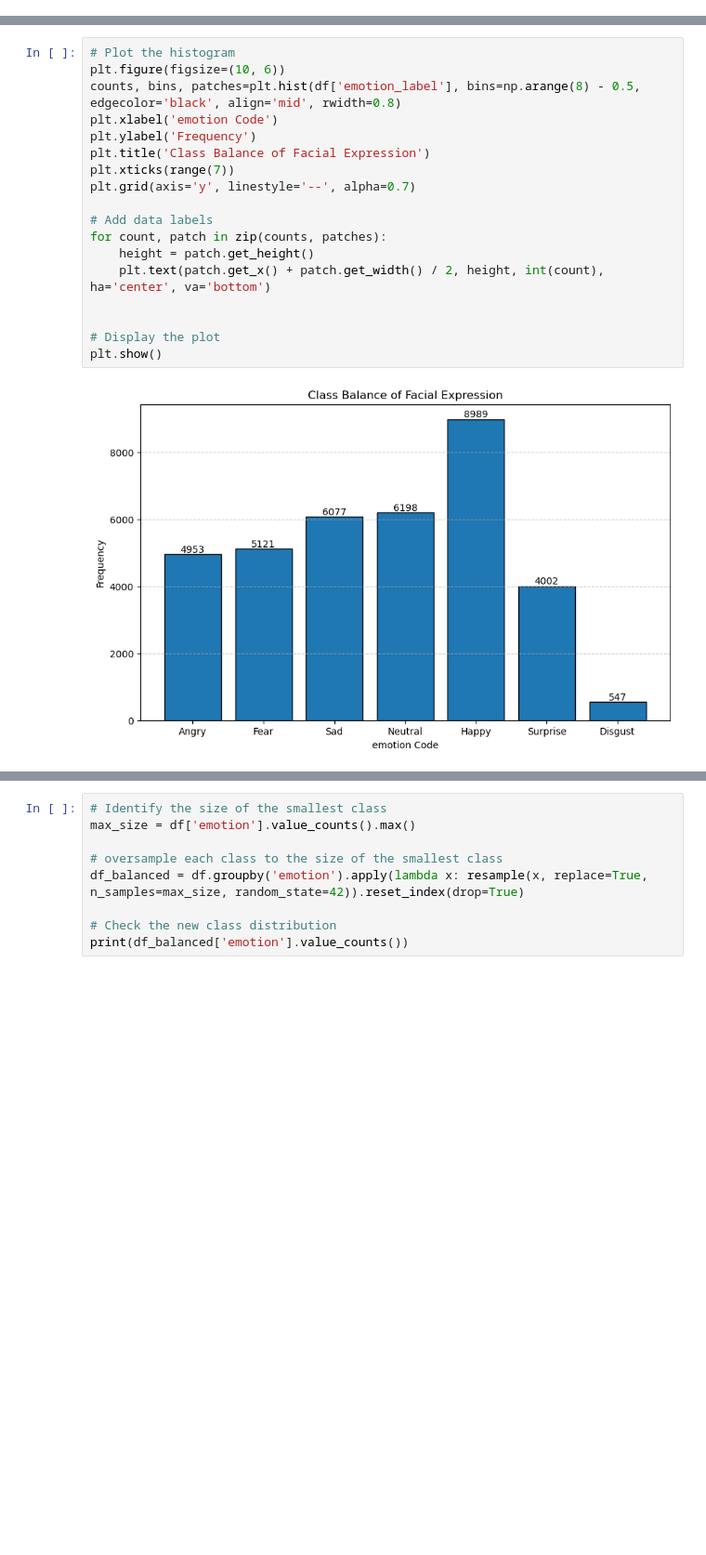
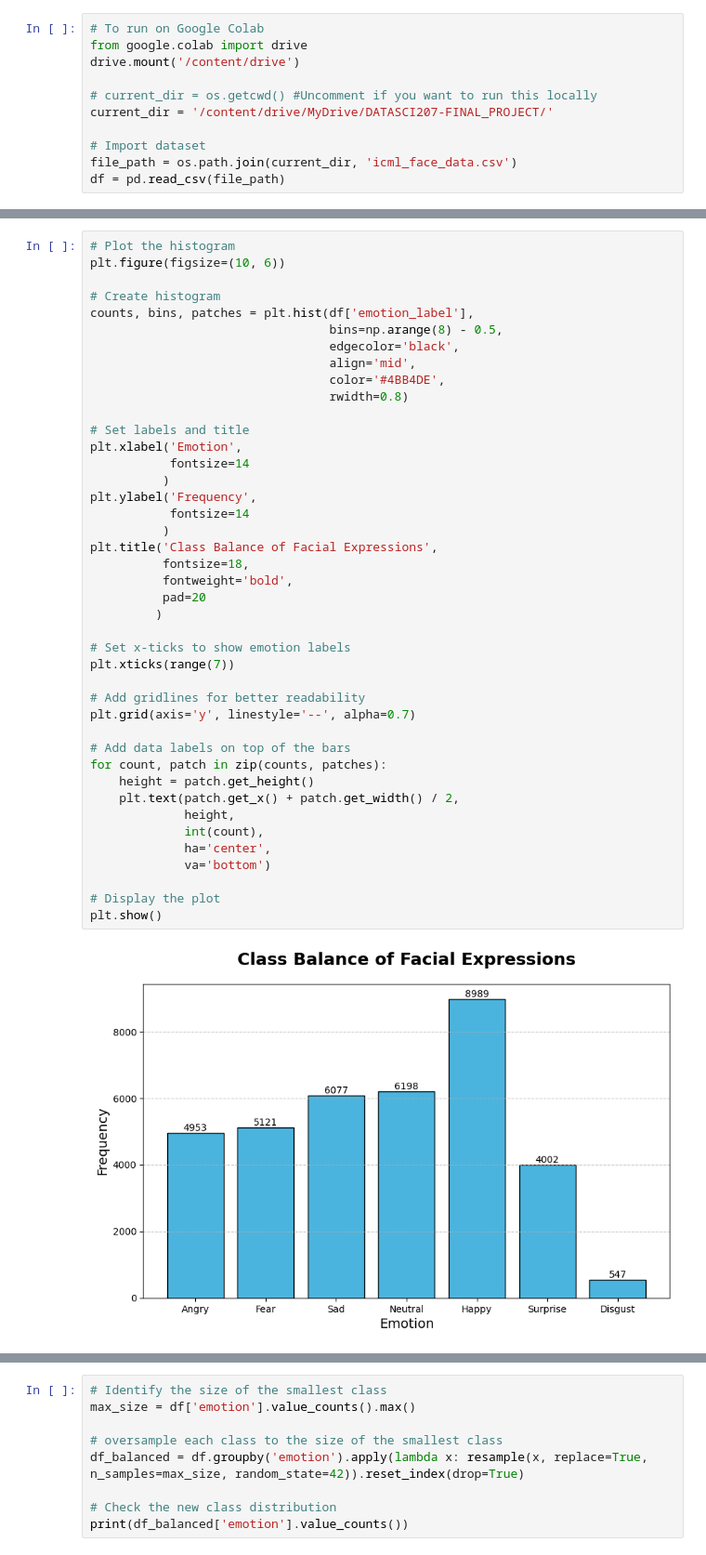
Before and after one commit to DrZubi/Expressions-Decoded, a Jupyter notebook: main.ipynb, the cells around one changed output, grey strips where cells are left out. Shown at 93% size. Drawn from its saved outputs; the diff is of its cells as text; blank space fills up the shorter version.

```diff
--- a/main.ipynb
+++ b/main.ipynb
@@ -73,0 +81,11 @@ df = pd.read_csv(file_path)
+# %%
+# To run on Google Colab
+from google.colab import drive
+drive.mount('/content/drive')
+
+# current_dir = os.getcwd() #Uncomment if you want to run this locally
+current_dir = '/content/drive/MyDrive/DATASCI207-FINAL_PROJECT/'
+
+# Import dataset
+file_path = os.path.join(current_dir, 'icml_face_data.csv')
+df = pd.read_csv(file_path)
@@ -125,21 +178,45 @@ df['emotion_label'] = df['emotion'].map(emotion_mapping)
 # %%
 # Plot the histogram
 plt.figure(figsize=(10, 6))
-counts, bins, patches=plt.hist(df['emotion_label'], bins=np.arange(8) - 0.5, edgecolor='black', align='mid', rwidth=0.8)
-plt.xlabel('emotion Code')
-plt.ylabel('Frequency')
-plt.title('Class Balance of Facial Expression')
+
+# Create histogram
+counts, bins, patches = plt.hist(df['emotion_label'],
+                                 bins=np.arange(8) - 0.5,
+                                 edgecolor='black',
+                                 align='mid',
+                                 color='#4BB4DE',
+                                 rwidth=0.8)
+
+# Set labels and title
+plt.xlabel('Emotion',
+           fontsize=14
+          )
+plt.ylabel('Frequency',
+           fontsize=14
+          )
+plt.title('Class Balance of Facial Expressions',
+          fontsize=18,
+          fontweight='bold',
+          pad=20
+         )
+
+# Set x-ticks to show emotion labels
 plt.xticks(range(7))
+
+# Add gridlines for better readability
 plt.grid(axis='y', linestyle='--', alpha=0.7)
 
-# Add data labels
+# Add data labels on top of the bars
 for count, patch in zip(counts, patches):
     height = patch.get_height()
-    plt.text(patch.get_x() + patch.get_width() / 2, height, int(count), ha='center', va='bottom')
-
+    plt.text(patch.get_x() + patch.get_width() / 2,
+             height,
+             int(count),
+             ha='center',
+             va='bottom')
 
 # Display the plot
 plt.show()
 # %% [output]
-[figure, old version]
+[figure, new version]
 # %% [markdown]
```
Also changed, not shown: parts of 54 cells of this notebook, 1 other file.
